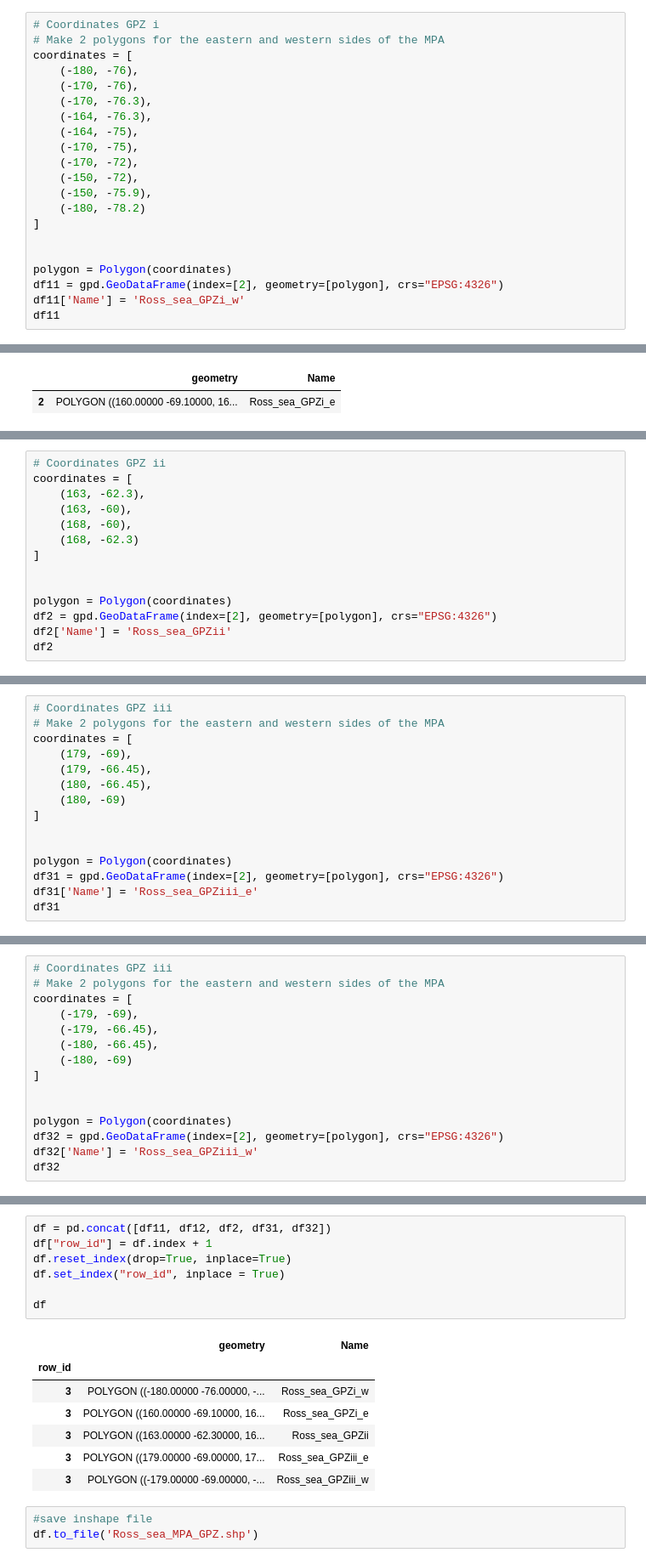
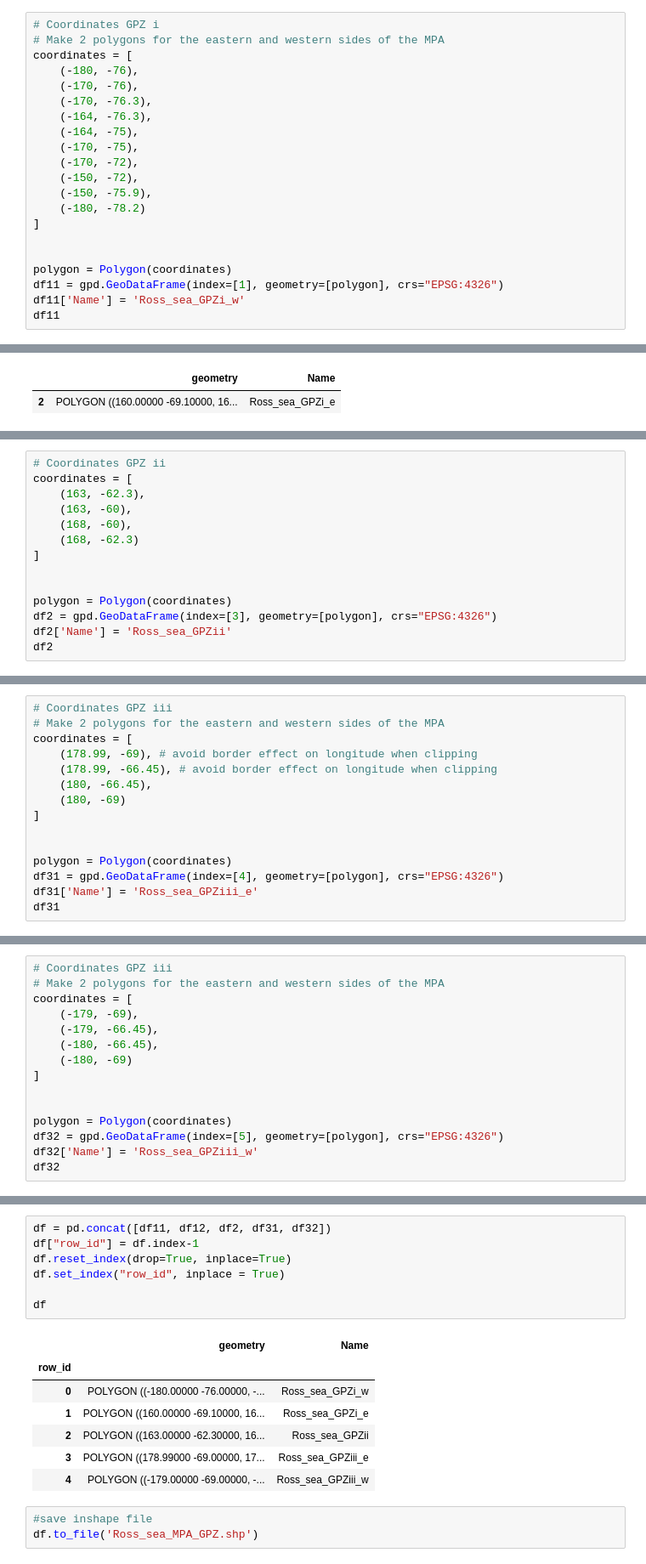
Before and after one commit to AnaelleDurfort/Key_Areas_krill_carbon_sequestration, a Jupyter notebook: data_envir/MPA/Define_Ross_Sea_MPA.ipynb, the cells around one changed output, grey strips where cells are left out. Shown at 85% size. Drawn from its saved outputs; the diff is of its cells as text.

```diff
--- a/data_envir/MPA/Define_Ross_Sea_MPA.ipynb
+++ b/data_envir/MPA/Define_Ross_Sea_MPA.ipynb
@@ -30,7 +30,7 @@ coordinates = [
 
 
 polygon = Polygon(coordinates)
-df11 = gpd.GeoDataFrame(index=[2], geometry=[polygon], crs="EPSG:4326")
+df11 = gpd.GeoDataFrame(index=[1], geometry=[polygon], crs="EPSG:4326")
 df11['Name'] = 'Ross_sea_GPZi_w'
 df11
 # %% [output]
@@ -80,7 +80,7 @@ coordinates = [
 
 
 polygon = Polygon(coordinates)
-df2 = gpd.GeoDataFrame(index=[2], geometry=[polygon], crs="EPSG:4326")
+df2 = gpd.GeoDataFrame(index=[3], geometry=[polygon], crs="EPSG:4326")
 df2['Name'] = 'Ross_sea_GPZii'
 df2
 # %% [output]
@@ -95,15 +95,15 @@ df2.geometry.plot()
 # Coordinates GPZ iii
 # Make 2 polygons for the eastern and western sides of the MPA
 coordinates = [
-    (179, -69),
-    (179, -66.45),
+    (178.99, -69), # avoid border effect on longitude when clipping
+    (178.99, -66.45), # avoid border effect on longitude when clipping
     (180, -66.45),
     (180, -69)
 ]
 
 
 polygon = Polygon(coordinates)
-df31 = gpd.GeoDataFrame(index=[2], geometry=[polygon], crs="EPSG:4326")
+df31 = gpd.GeoDataFrame(index=[4], geometry=[polygon], crs="EPSG:4326")
 df31['Name'] = 'Ross_sea_GPZiii_e'
 df31
 # %% [output]
@@ -121,7 +121,7 @@ coordinates = [
 
 
 polygon = Polygon(coordinates)
-df32 = gpd.GeoDataFrame(index=[2], geometry=[polygon], crs="EPSG:4326")
+df32 = gpd.GeoDataFrame(index=[5], geometry=[polygon], crs="EPSG:4326")
 df32['Name'] = 'Ross_sea_GPZiii_w'
 df32
 # %% [output]
@@ -130,18 +130,18 @@ df32
 # %%
 df = pd.concat([df11, df12, df2, df31, df32])
-df["row_id"] = df.index + 1
+df["row_id"] = df.index-1
 df.reset_index(drop=True, inplace=True)
 df.set_index("row_id", inplace = True)
 
 df
 # %% [output]
 |  | geometry | Name |
 | row_id |  |  |
-| 3 | POLYGON ((-180.00000 -76.00000, -... | Ross_sea_GPZi_w |
-| 3 | POLYGON ((160.00000 -69.10000, 16... | Ross_sea_GPZi_e |
-| 3 | POLYGON ((163.00000 -62.30000, 16... | Ross_sea_GPZii |
-| 3 | POLYGON ((179.00000 -69.00000, 17... | Ross_sea_GPZiii_e |
-| 3 | POLYGON ((-179.00000 -69.00000, -... | Ross_sea_GPZiii_w |
+| 0 | POLYGON ((-180.00000 -76.00000, -... | Ross_sea_GPZi_w |
+| 1 | POLYGON ((160.00000 -69.10000, 16... | Ross_sea_GPZi_e |
+| 2 | POLYGON ((163.00000 -62.30000, 16... | Ross_sea_GPZii |
+| 3 | POLYGON ((178.99000 -69.00000, 17... | Ross_sea_GPZiii_e |
+| 4 | POLYGON ((-179.00000 -69.00000, -... | Ross_sea_GPZiii_w |
 # %%
 #save inshape file
 df.to_file('Ross_sea_MPA_GPZ.shp')
```
Also changed, not shown: parts of 4 cells of this notebook, 4 other files.
